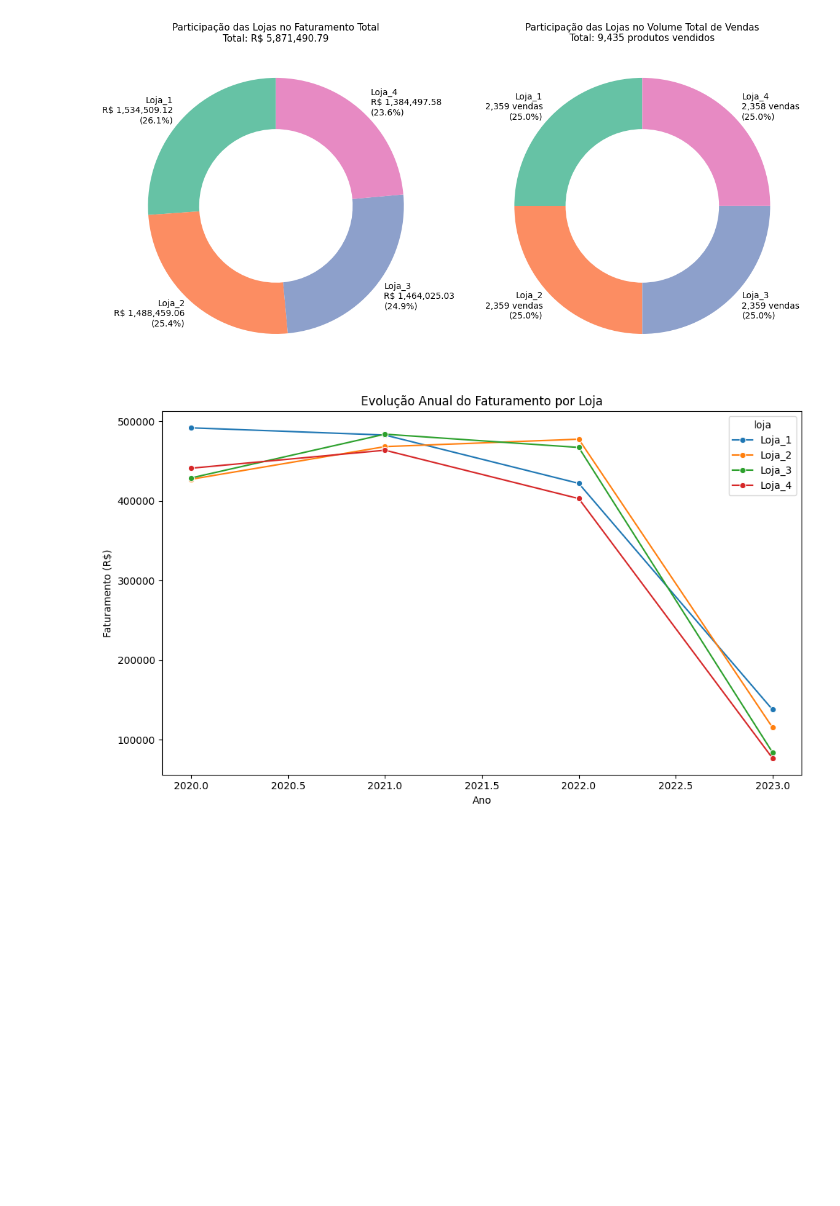
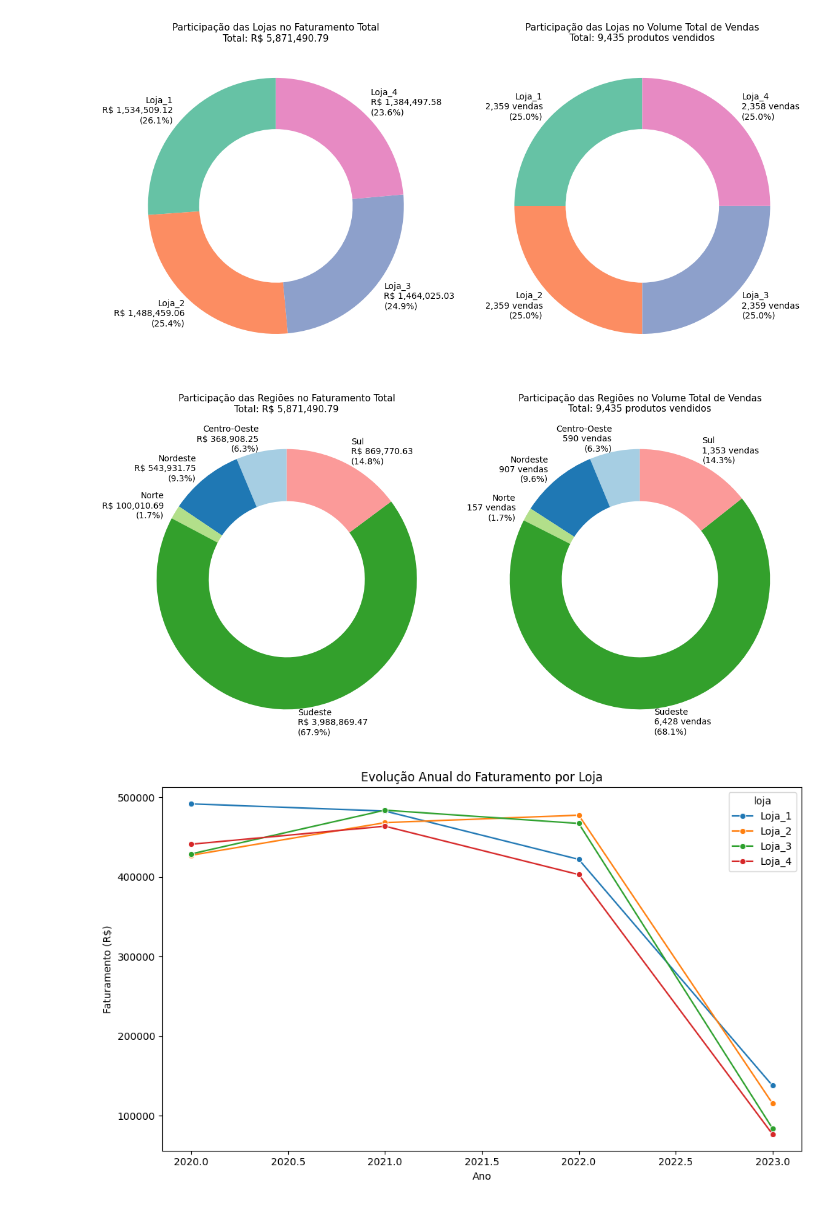
Before and after one commit to moises-rb/Analise_Dados, a Jupyter notebook: Alura Store/Challenge_AluraStoreBr.ipynb, the cells around one changed output. Cells and saved outputs as stored; diff of their text form; code cells hidden in the pictures; blank space fills up the shorter version.

```diff
--- a/Alura Store/Challenge_AluraStoreBr.ipynb
+++ b/Alura Store/Challenge_AluraStoreBr.ipynb
@@ -578,6 +744,43 @@ plt.tight_layout()
 plt.show()
 # %% [output]
 [figure]
+# %%
+# Faturamento por região
+faturamento_por_regiao = df_geral.groupby('Região')['Preço'].sum()
+faturamento_total_regiao = faturamento_por_regiao.sum()
+
+# Labels do faturamento por região
+labels_faturamento_regiao = [f'{regiao}\nR$ {valor:,.2f}\n({(valor/faturamento_total_regiao)*100:.1f}%)'
+                             for regiao, valor in faturamento_por_regiao.items()]
+
+# Volume de vendas por região
+volume_por_regiao = df_geral.groupby('Região').size()
+volume_total_regiao = volume_por_regiao.sum()
+
+# Labels do volume por região
+labels_volume_regiao = [f'{regiao}\n{quantidade:,} vendas\n({(quantidade/volume_total_regiao)*100:.1f}%)'
+                        for regiao, quantidade in volume_por_regiao.items()]
+
+# Cores padronizadas (você pode ajustar conforme o número de regiões)
+cores_regiao = ['#a6cee3', '#1f78b4', '#b2df8a', '#33a02c', '#fb9a99', '#e31a1c', '#fdbf6f', '#ff7f00']
+
+# Criação dos gráficos lado a lado
+fig, axs = plt.subplots(1, 2, figsize=(12, 6))
+
+# Gráfico 1: Faturamento por Região
+axs[0].pie(faturamento_por_regiao, labels=labels_faturamento_regiao, startangle=90,
+            colors=cores_regiao[:len(faturamento_por_regiao)], wedgeprops=dict(width=0.4))
+axs[0].set_title(f'Participação das Regiões no Faturamento Total\nTotal: R$ {faturamento_total_regiao:,.2f}', fontsize=11)
+
+# Gráfico 2: Volume por Região
+axs[1].pie(volume_por_regiao, labels=labels_volume_regiao, startangle=90,
+            colors=cores_regiao[:len(volume_por_regiao)], wedgeprops=dict(width=0.4))
+axs[1].set_title(f'Participação das Regiões no Volume Total de Vendas\nTotal: {volume_total_regiao:,} produtos vendidos', fontsize=11)
+
+plt.tight_layout()
+plt.show()
+# %% [output]
+[figure, added]
 # %%
 # Agregar faturamento por loja e ano
 faturamento_anual = df_geral.groupby(['Ano', 'loja'])['Preço'].sum().reset_index()
```
Also changed, not shown: parts of 23 cells of this notebook, 1 other file.
